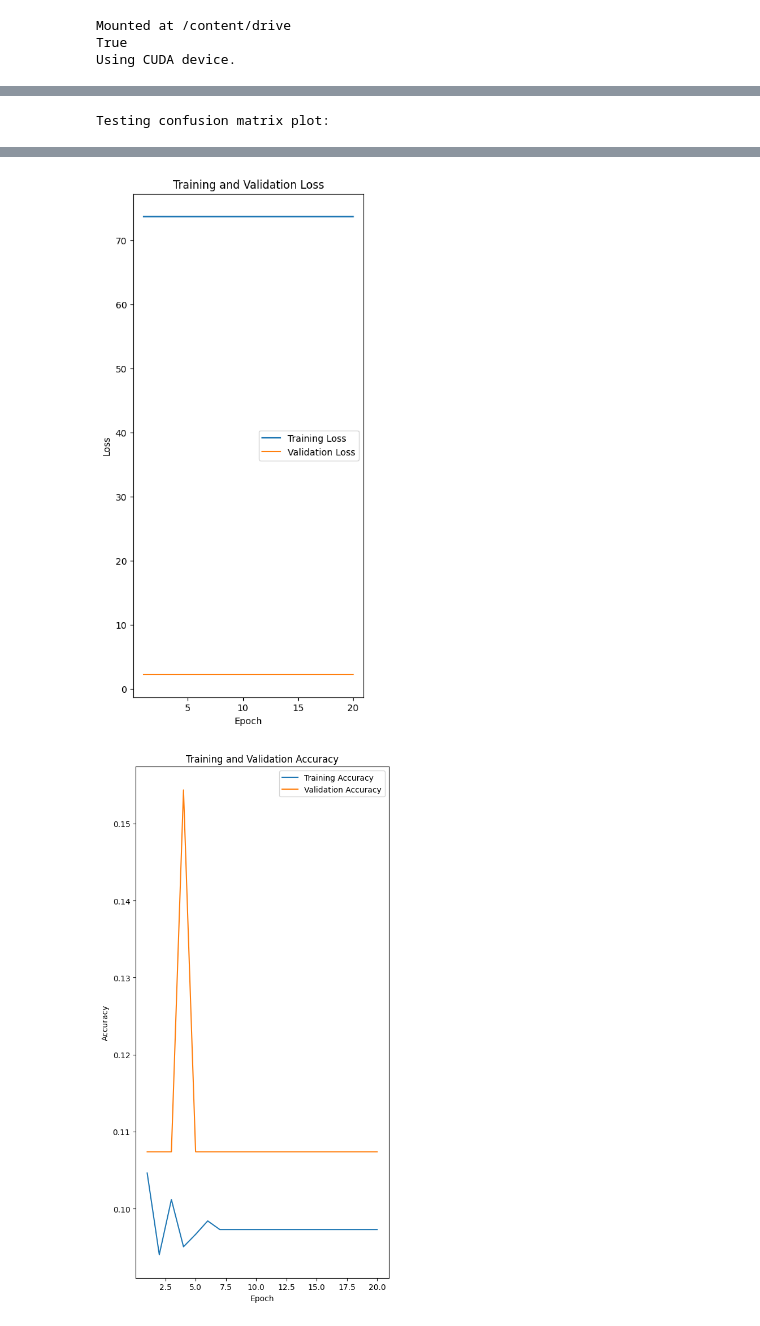
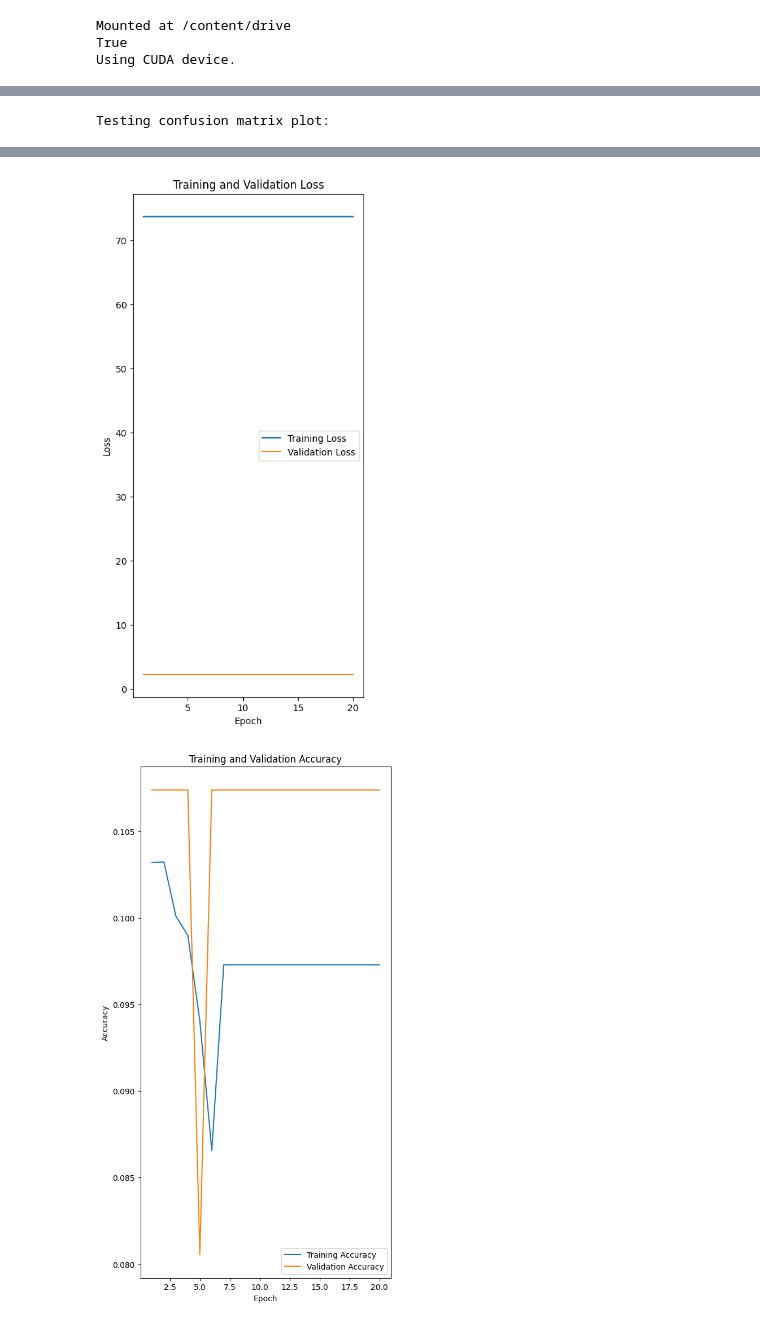
Before and after one commit to abhi4j/SpectrumTune, a Jupyter notebook: notebooks/TurningImagesIntoData.ipynb, the cells around one changed output, grey strips where cells are left out. Drawn from its saved outputs; the diff is of its cells as text; code cells hidden in the pictures.

```diff
--- a/notebooks/TurningImagesIntoData.ipynb
+++ b/notebooks/TurningImagesIntoData.ipynb
@@ -396,7 +396,7 @@ class FirstModel(nn.Module):
 
 # Set learning rate and weight decay
 learningRateValue = 0.01
-weightDecay = 1
+weightDecay = 100
 
 # Set up model and put it on device
 firstModel = FirstModel()
@@ -724,10 +724,10 @@ Training classification report:
 ... (44 lines left out)
 weighted avg       0.01      0.11      0.02       151
 
 the final training loss is  73.68271695902419  and the final training accuracy is  0.09728183118741059
 the final validation loss is  2.3025849537561403  and the final validation accuracy is  0.10738255033557047
 [figure]
-[figure, old version]
+[figure, new version]
 # %%
 # Unassign GPU
 from google.colab import runtime
```
Also changed, not shown: parts of 1 cell of this notebook.
